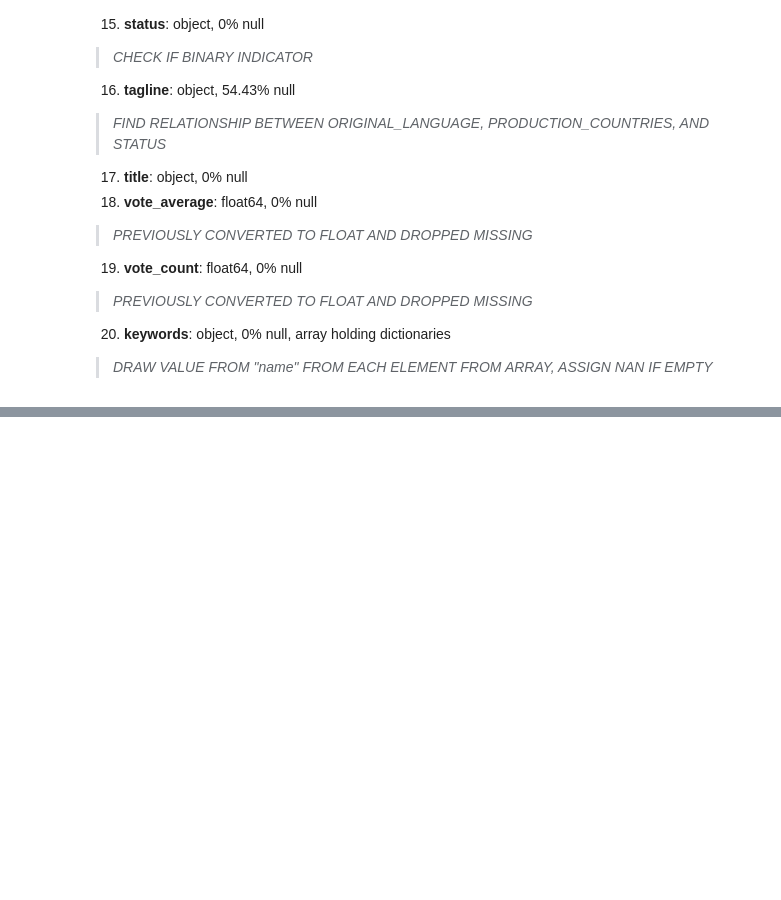
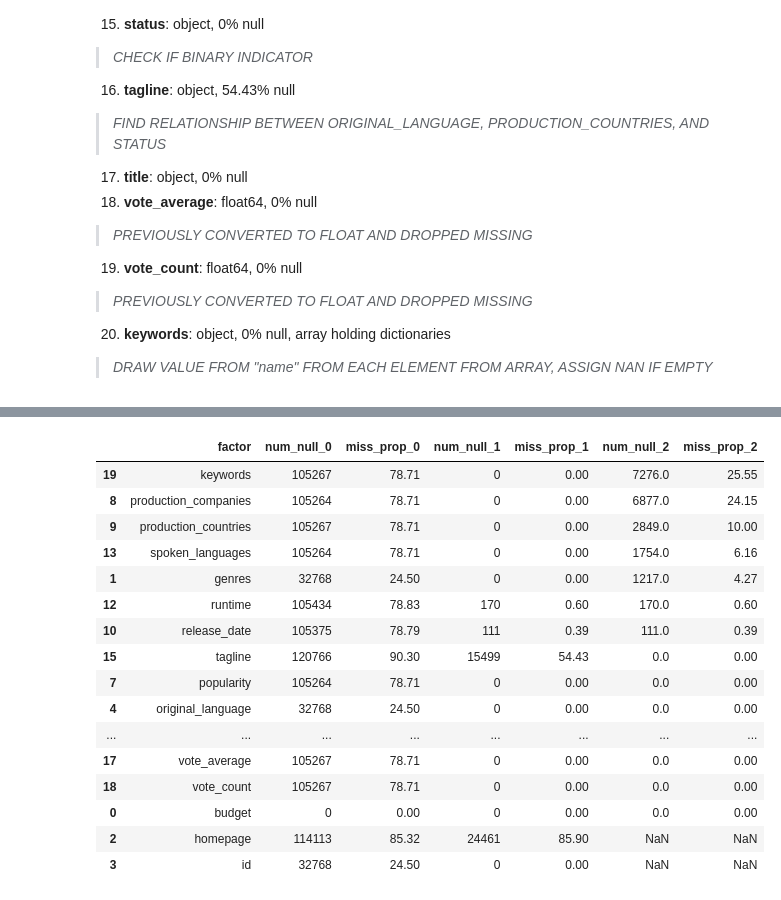
Before and after one commit to ChristopherDaigle/movie_ds_model, a Jupyter notebook: movie_data_analysis.ipynb, the cells around one changed output, grey strips where cells are left out. Cells and saved outputs as stored; diff of their text form; code cells hidden in the pictures; blank space fills up the shorter version.

Commit message:
feat: function to count values

```diff
--- a/movie_data_analysis.ipynb
+++ b/movie_data_analysis.ipynb
@@ -15,6 +15,7 @@ df = pd.read_csv("data/movie_data.csv")
 null_0 = pd.DataFrame(df.isnull().sum()).reset_index()
 null_0.rename(columns={'index': 'factor', 0: 'num_null_0'}, inplace=True)
 null_0.sort_values(by='num_null_0', axis=0, ascending=False, inplace=True)
+null_0['miss_prop_0'] = round(null_0['num_null_0'] / df.shape[0], 4) * 100
 df_info = {'obs_0':df.shape[0],
            'fac_0':df.shape[1],
            'null_0': null_0}
@@ -30,6 +31,7 @@ df = df.dropna(how='any', subset=['vote_count', 'vote_average', 'revenue'])
 # Dataframe of the number of missing values after null removals
 trans_0_null = pd.DataFrame(df.isnull().sum()).reset_index()
 trans_0_null.rename(columns={'index': 'factor', 0: 'num_null_1'}, inplace=True)
+trans_0_null['miss_prop_1'] = round(trans_0_null['num_null_1'] / df.shape[0], 4) * 100
 null_1 = null_0.join(trans_0_null.set_index('factor'), on='factor')
 # Update dataframe information dictionary
 df_info['obs_1'] = df.shape[0]
@@ -164,6 +186,7 @@ df['spoken_languages'] = de.string_array_clean(df_col=df['spoken_languages'], el
 df['tagline'] = df['tagline'].astype(str)
 df['title'] = df['title'].astype(str)
 df['keywords'] = de.string_array_clean(df_col=df['keywords'], element='name')
+df.reset_index(inplace = True, drop = True)
 # %%
 df.head()
 # %% [output]
@@ -191,0 +199,29 @@ df[df['original_title'].apply(lambda x: len(x)) == 0]
+# %%
+# Initial analysis of dataframe
+trans_null_2 = pd.DataFrame(df.isnull().sum()).reset_index()
+trans_null_2.rename(columns={'index': 'factor', 0: 'num_null_2'}, inplace=True)
+null_2 = null_1.join(trans_null_2.set_index('factor'), on='factor')
+df_info['obs_2'] = df.shape[0]
+df_info['fac_2'] = df.shape[1]
+df_info['null_2'] = null_2
+# %%
+df_info['null_2']['miss_prop_2'] = round(df_info['null_2']['num_null_2'] / df.shape[0], 4) * 100
+df_info['null_2'].sort_values('miss_prop_2', ascending=False)
+# %% [output]
+|  | factor | num_null_0 | miss_prop_0 | num_null_1 | miss_prop_1 | num_null_2 | miss_prop_2 |
+| 19 | keywords | 105267 | 78.71 | 0 | 0.00 | 7276.0 | 25.55 |
+| 8 | production_companies | 105264 | 78.71 | 0 | 0.00 | 6877.0 | 24.15 |
+| 9 | production_countries | 105267 | 78.71 | 0 | 0.00 | 2849.0 | 10.00 |
+| 13 | spoken_languages | 105264 | 78.71 | 0 | 0.00 | 1754.0 | 6.16 |
+| 1 | genres | 32768 | 24.50 | 0 | 0.00 | 1217.0 | 4.27 |
+| 12 | runtime | 105434 | 78.83 | 170 | 0.60 | 170.0 | 0.60 |
+| 10 | release_date | 105375 | 78.79 | 111 | 0.39 | 111.0 | 0.39 |
+| 15 | tagline | 120766 | 90.30 | 15499 | 54.43 | 0.0 | 0.00 |
+| 7 | popularity | 105264 | 78.71 | 0 | 0.00 | 0.0 | 0.00 |
+| 4 | original_language | 32768 | 24.50 | 0 | 0.00 | 0.0 | 0.00 |
+| ... | ... | ... | ... | ... | ... | ... | ... |
+| 17 | vote_average | 105267 | 78.71 | 0 | 0.00 | 0.0 | 0.00 |
+| 18 | vote_count | 105267 | 78.71 | 0 | 0.00 | 0.0 | 0.00 |
+| 0 | budget | 0 | 0.00 | 0 | 0.00 | 0.0 | 0.00 |
+| 2 | homepage | 114113 | 85.32 | 24461 | 85.90 | NaN | NaN |
+| 3 | id | 32768 | 24.50 | 0 | 0.00 | NaN | NaN |
```
Also changed, not shown: parts of 7 cells of this notebook, 2 other files.
